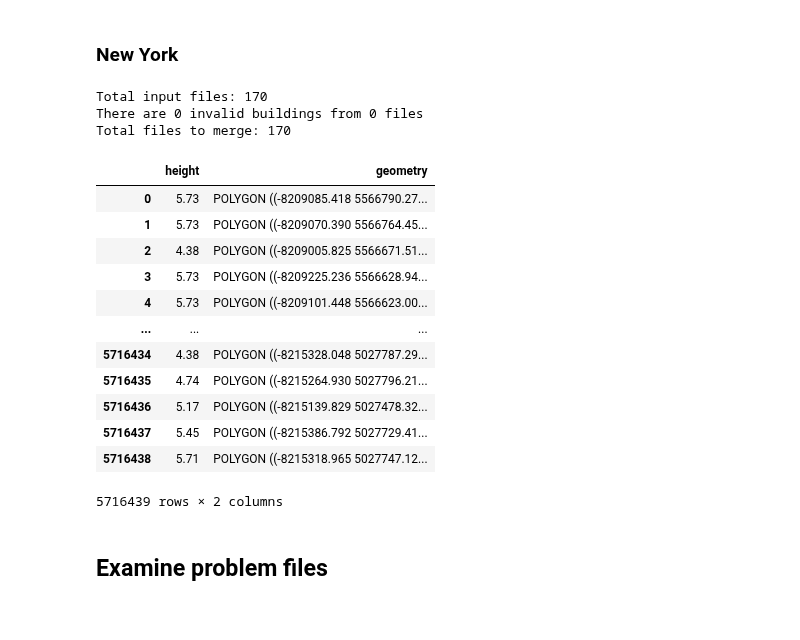
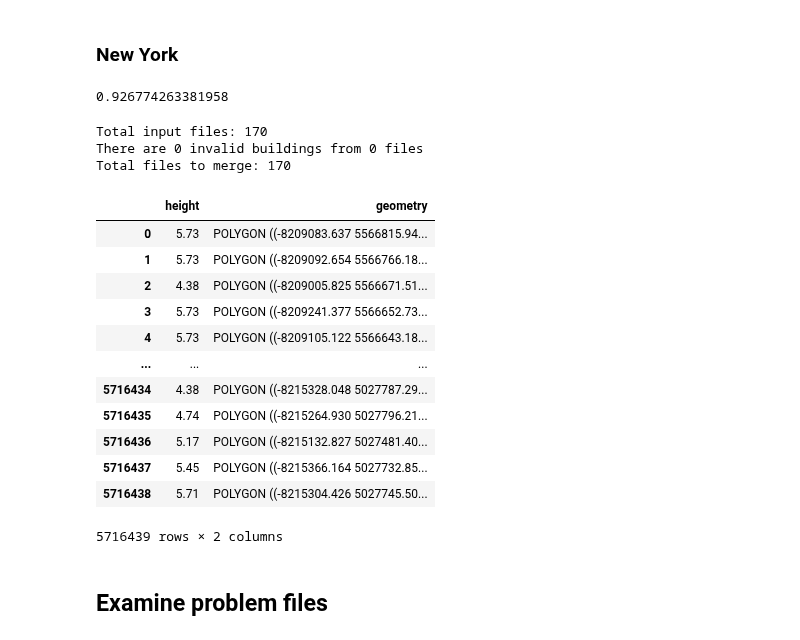
Before and after one commit to LQCHAN022/UMP-estimation, a Jupyter notebook: data_pipeline.ipynb, the cells around one changed output. Saved outputs shown, nothing was run; the diff lists cells and outputs as text; code cells hidden in the pictures.

```diff
--- a/data_pipeline.ipynb
+++ b/data_pipeline.ipynb
@@ -50,6 +50,12 @@ import pyproj
 # %% [markdown]
 Convert all of the GML files in a folder into a single shapefile
 # %%
+def multi_to_poly(geometry):
+    if isinstance(geometry, shapely.Polygon):
+        return geometry
+    elif isinstance(geometry, shapely.MultiPolygon):
+        return shapely.ops.unary_union(list(geometry.geoms))
+
 def xml_extract_gdf(in_path,
     lod_tag= "bldg:lod1Solid",
     polygon_tag= "gml:Polygon",
@@ -136,13 +142,19 @@ def gml_to_feather(in_path, out_path, mode= None, log_name= "gml_convert", src_c
         # Remove the NaN values
         gdf = gdf.dropna().reset_index(drop= True)
 
-        # Covert it to correct projection and strip to polygon instead from multi polygon
-        gdf = gdf.explode(index_parts= True).set_crs(src_crs).to_crs(tgt_crs).loc[(slice(None), slice(0)), :].reset_index(drop= True)
+        # Reproject
+        gdf = gdf.set_crs(src_crs).to_crs(tgt_crs).reset_index(drop= True)
 
-        # Convert coordinates from 2D to 3D
+        # Convert coordinates from 3D to 2D
         gdf_geometry = gpd.GeoSeries.from_wkb(gdf.to_wkb(output_dimension= 2)["geometry"])
         gdf.drop(["geometry"], axis= 1, inplace= True)
         gdf = gpd.GeoDataFrame(gdf, geometry= gdf_geometry)
+
+        # Covert it to correct projection and merge to polygon from multi polygon
+        # This is because multipolygon has stacking polygons which affects the area calculation
+        # gdf = gdf.explode(index_parts= True).set_crs(src_crs).to_crs(tgt_crs).loc[(slice(None), slice(0)), :].reset_index(drop= True)
+        gdf["geometry"] = gdf.apply(lambda x: multi_to_poly(x["geometry"]), axis= 1).reset_index(drop= True)
+
     except Exception as e:
         # If exception occurs try to extract manually
         gdf_manual = xml_extract_gdf(in_path)
@@ -297,27 +279,33 @@ Total files to merge: 268
 # %% [markdown]
 ### New York
+# %%
+ny_multi_gdf = gpd.read_feather("data/NewYork_2/new_york_multi.feather")
+ny_gdf = gpd.read_feather("data/NewYork_2/new_york.feather")
+ny_multi_gdf.area.sum() - ny_gdf.area.sum()
+# %% [output]
+0.926774263381958
 # %%
 in_dir = "data/NewYork_2/gml_files"
-out_path = "data/NewYork_2/new_york.feather"
+out_path = "data/NewYork_2/new_york_multi.feather"
 src_crs = "EPSG:4326"
 
 batch_gml_to_feather(in_dir, out_path, mode= "o", log_name= "new_york", src_crs= src_crs)
 # %% [output]
 Total input files: 170
 There are 0 invalid buildings from 0 files
 Total files to merge: 170
 |  | height | geometry |
-| 0 | 5.73 | POLYGON ((-8209085.418 5566790.27... |
-| 1 | 5.73 | POLYGON ((-8209070.390 5566764.45... |
+| 0 | 5.73 | POLYGON ((-8209083.637 5566815.94... |
+| 1 | 5.73 | POLYGON ((-8209092.654 5566766.18... |
 | 2 | 4.38 | POLYGON ((-8209005.825 5566671.51... |
-| 3 | 5.73 | POLYGON ((-8209225.236 5566628.94... |
-| 4 | 5.73 | POLYGON ((-8209101.448 5566623.00... |
+| 3 | 5.73 | POLYGON ((-8209241.377 5566652.73... |
+| 4 | 5.73 | POLYGON ((-8209105.122 5566643.18... |
 | ... | ... | ... |
 | 5716434 | 4.38 | POLYGON ((-8215328.048 5027787.29... |
 | 5716435 | 4.74 | POLYGON ((-8215264.930 5027796.21... |
-| 5716436 | 5.17 | POLYGON ((-8215139.829 5027478.32... |
-| 5716437 | 5.45 | POLYGON ((-8215386.792 5027729.41... |
-| 5716438 | 5.71 | POLYGON ((-8215318.965 5027747.12... |
+| 5716436 | 5.17 | POLYGON ((-8215132.827 5027481.40... |
+| 5716437 | 5.45 | POLYGON ((-8215366.164 5027732.85... |
+| 5716438 | 5.71 | POLYGON ((-8215304.426 5027745.50... |
 5716439 rows × 2 columns
 # %% [markdown]
 ## Examine problem files
```
Also changed, not shown: parts of 8 cells of this notebook.
